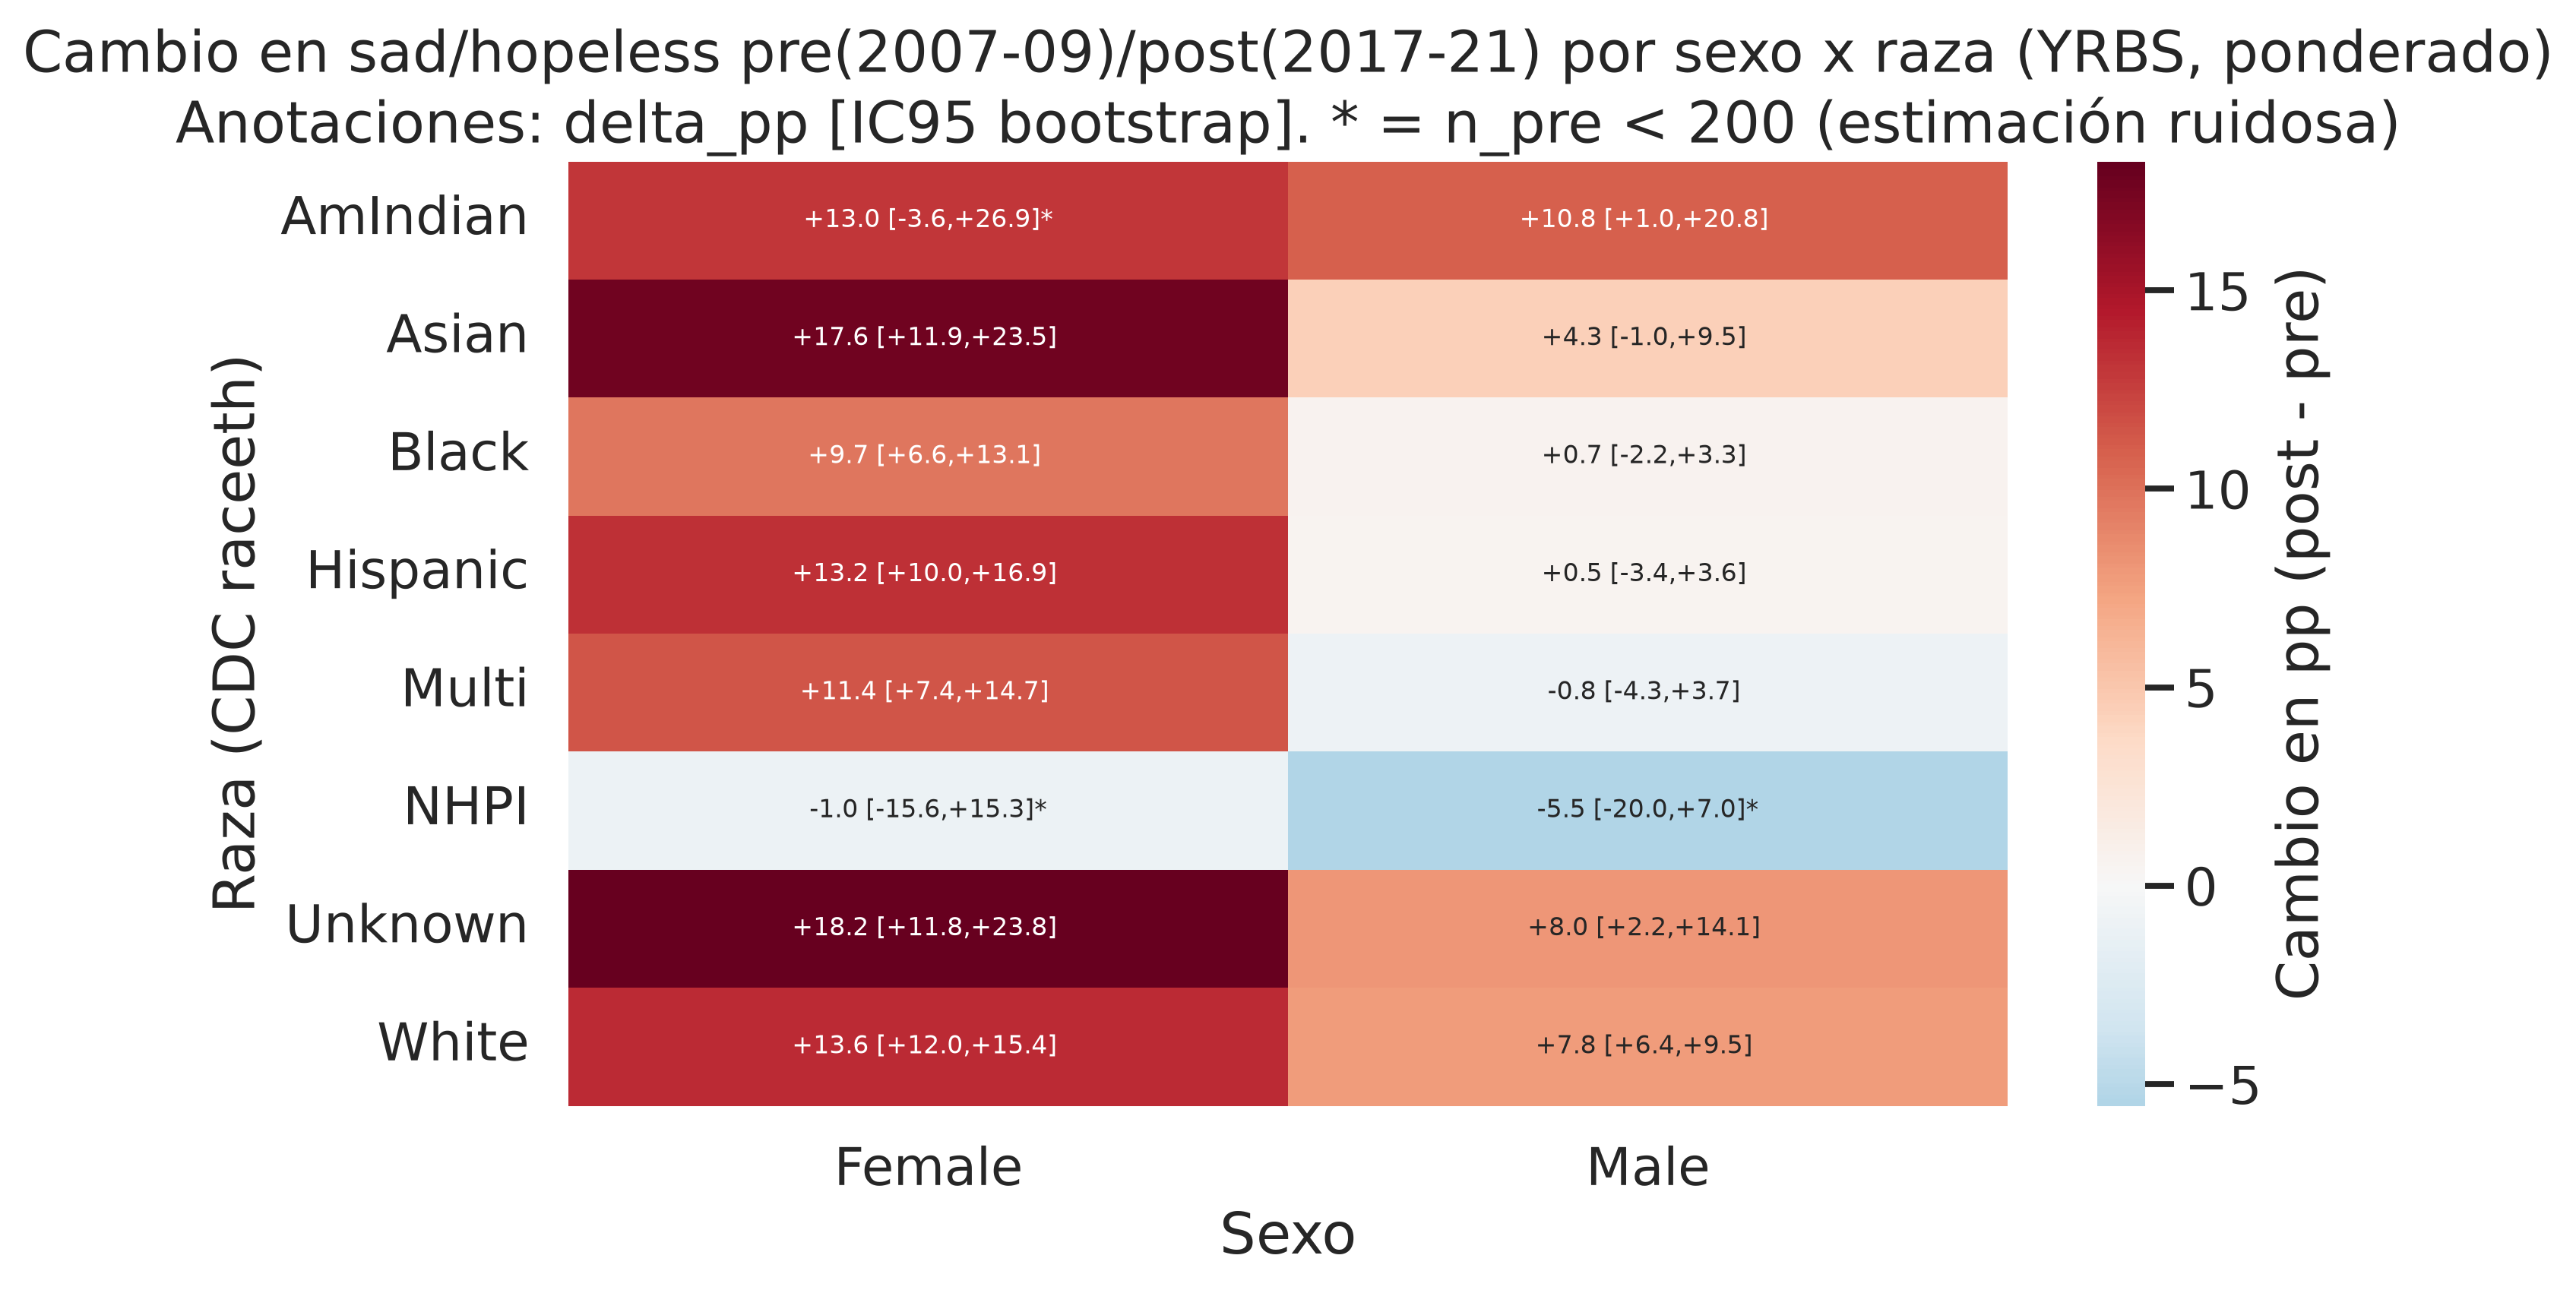
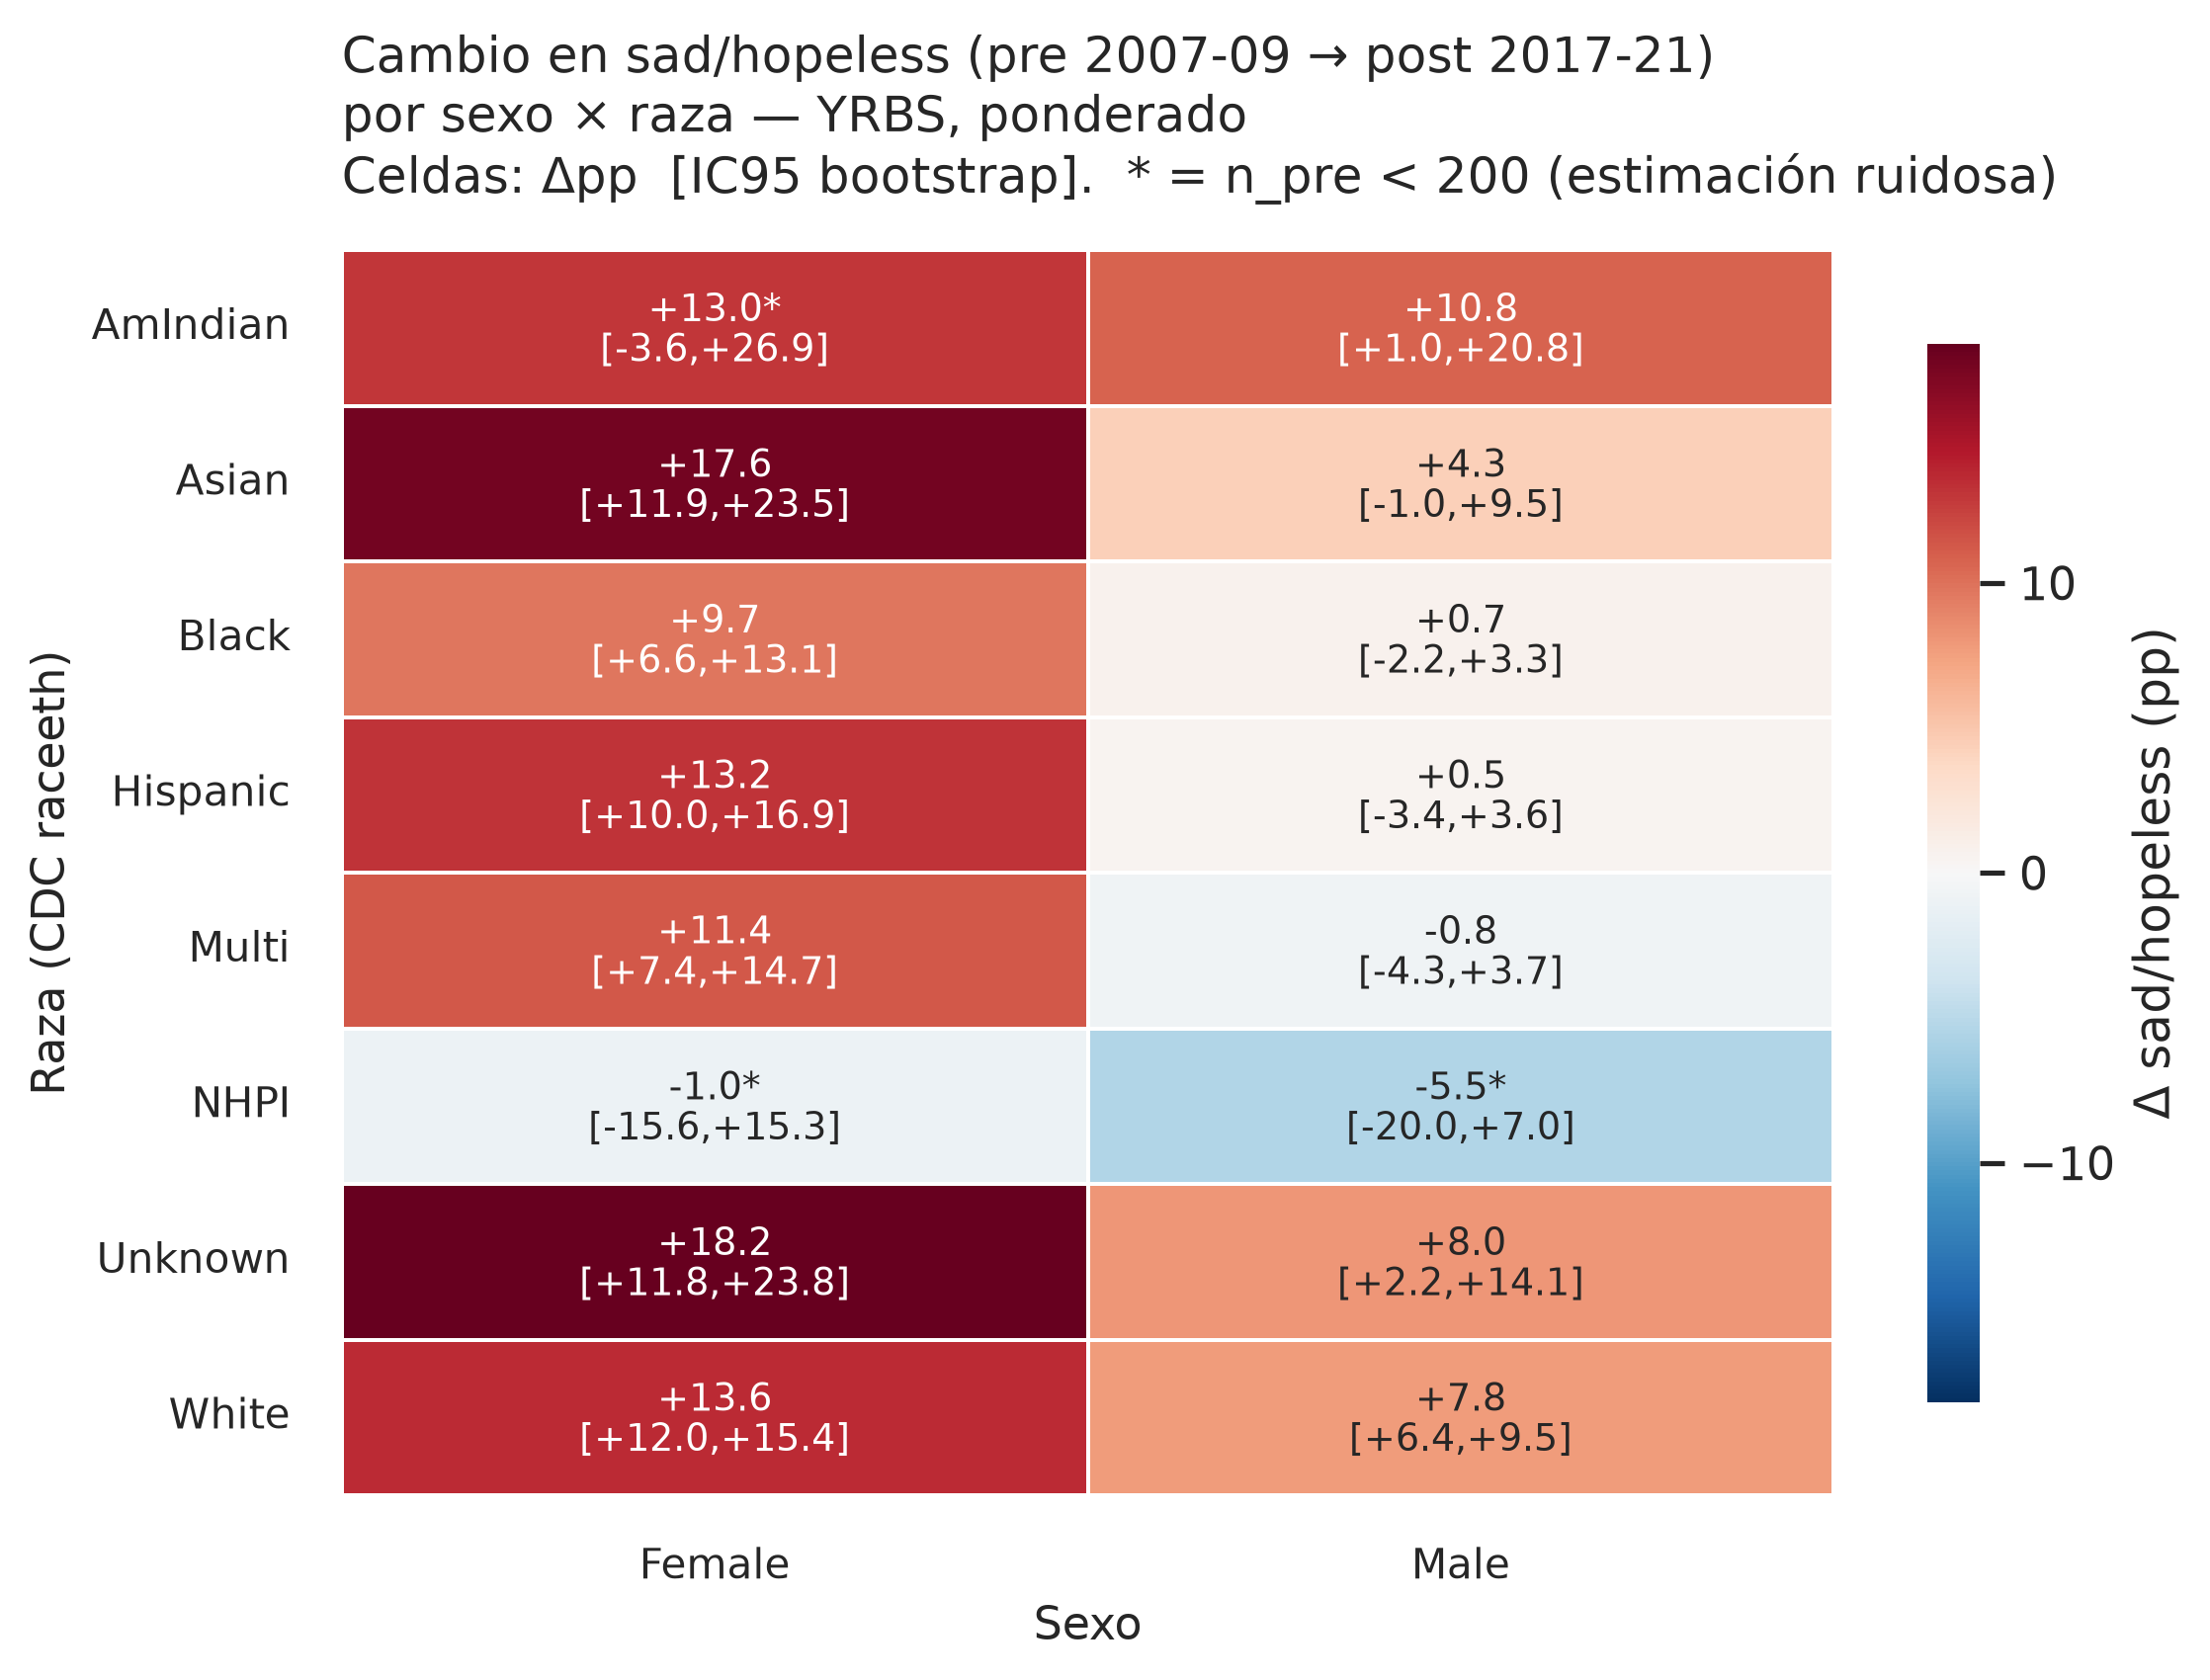
The notebook cell's code change between the first figure and the second:
--- before
+++ after
@@ -1,26 +1,15 @@
 if len(simp_df) > 0:
-    pivot_delta = simp_df.pivot_table(values="delta_pp", index="race", columns="sex")
-    pivot_ci_lo = simp_df.pivot_table(values="ci_lo", index="race", columns="sex")
-    pivot_ci_hi = simp_df.pivot_table(values="ci_hi", index="race", columns="sex")
-    pivot_n = simp_df.pivot_table(values="n_pre", index="race", columns="sex")
-    # Anotar heatmap con "delta [ci_lo, ci_hi]" y marcar (*) las celdas con n<200
-    annot = pivot_delta.copy().astype(object)
-    for s in annot.columns:
-        for r in annot.index:
-            d = pivot_delta.loc[r, s]; lo = pivot_ci_lo.loc[r, s]; hi = pivot_ci_hi.loc[r, s]
-            n = pivot_n.loc[r, s]
-            mark = "*" if (pd.notna(n) and n < 200) else " "
-            annot.loc[r, s] = f"{d:+.1f} [{lo:+.1f},{hi:+.1f}]{mark}"
-    fig, ax = plt.subplots(figsize=(10, 6))
-    sns.heatmap(pivot_delta, annot=annot, fmt="", cmap="RdBu_r", center=0,
-                cbar_kws={"label": "Cambio en pp (post - pre)"}, ax=ax,
-                annot_kws={"fontsize": 8})
-    ax.set_title("Cambio en sad/hopeless pre(2007-09)/post(2017-21) por sexo x raza (YRBS, ponderado)\n"
-                  "Anotaciones: delta_pp [IC95 bootstrap]. * = n_pre < 200 (estimación ruidosa)")
-    ax.set_xlabel("Sexo")
-    ax.set_ylabel("Raza (CDC raceeth)")
-    plt.tight_layout()
-    from wired_apart.plots import save
-    save(fig, "fig11_simpson_heatmap")
+    # Heatmap Simpson: delega en wired_apart.plots.simpson_heatmap
+    # para que el formato (cifras, fuente, asterisco de n_pre<200)
+    # sea consistente entre revisiones y testeable de forma
+    # independiente del cuaderno.
+    simpson_heatmap(
+        simp_df,
+        small_n_threshold=200,
+        title="Cambio en sad/hopeless (pre 2007-09 → post 2017-21)",
+        subtitle="por sexo × raza — YRBS, ponderado\n"
+                 "Celdas: Δpp  [IC95 bootstrap].  "
+                 "* = n_pre < 200 (estimación ruidosa)",
+    )
     plt.show()
 else:

Commit: fix(plots): heatmap Simpson legible (sin anotaciones bloated)